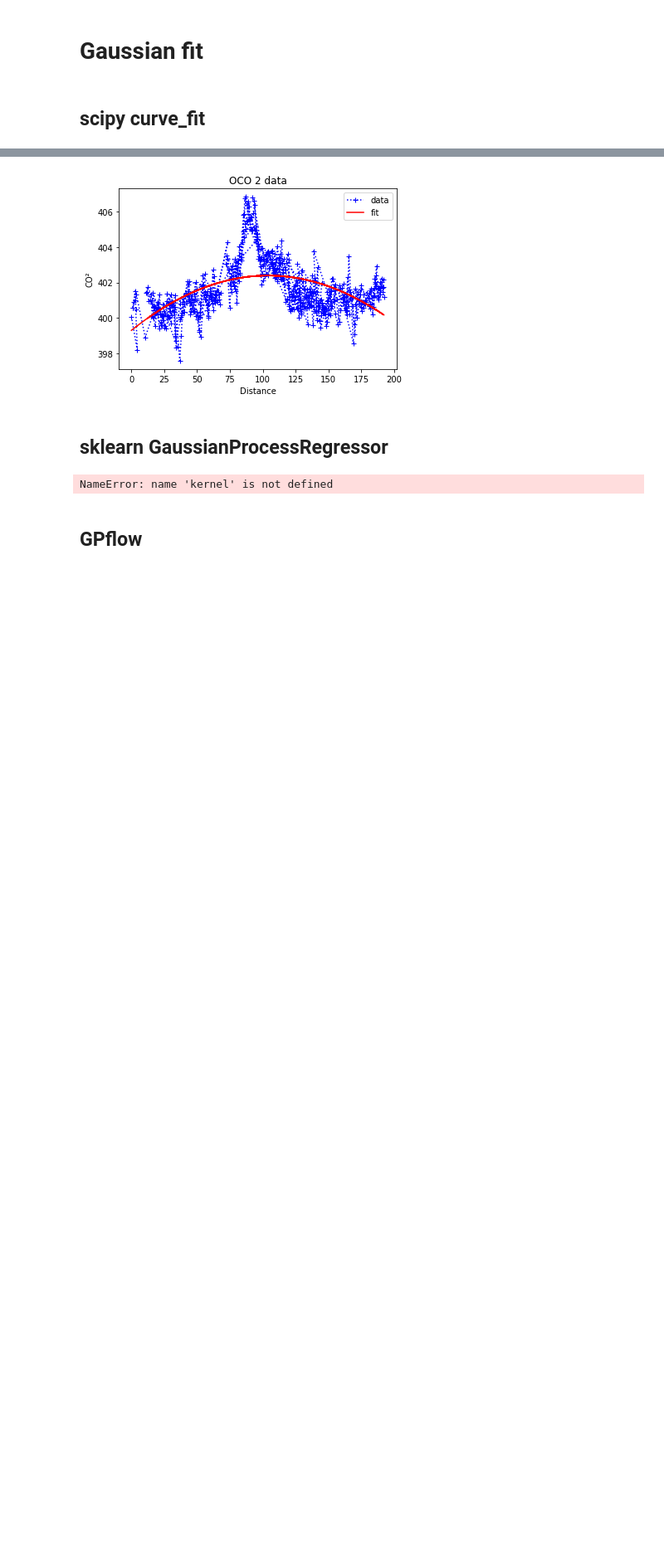
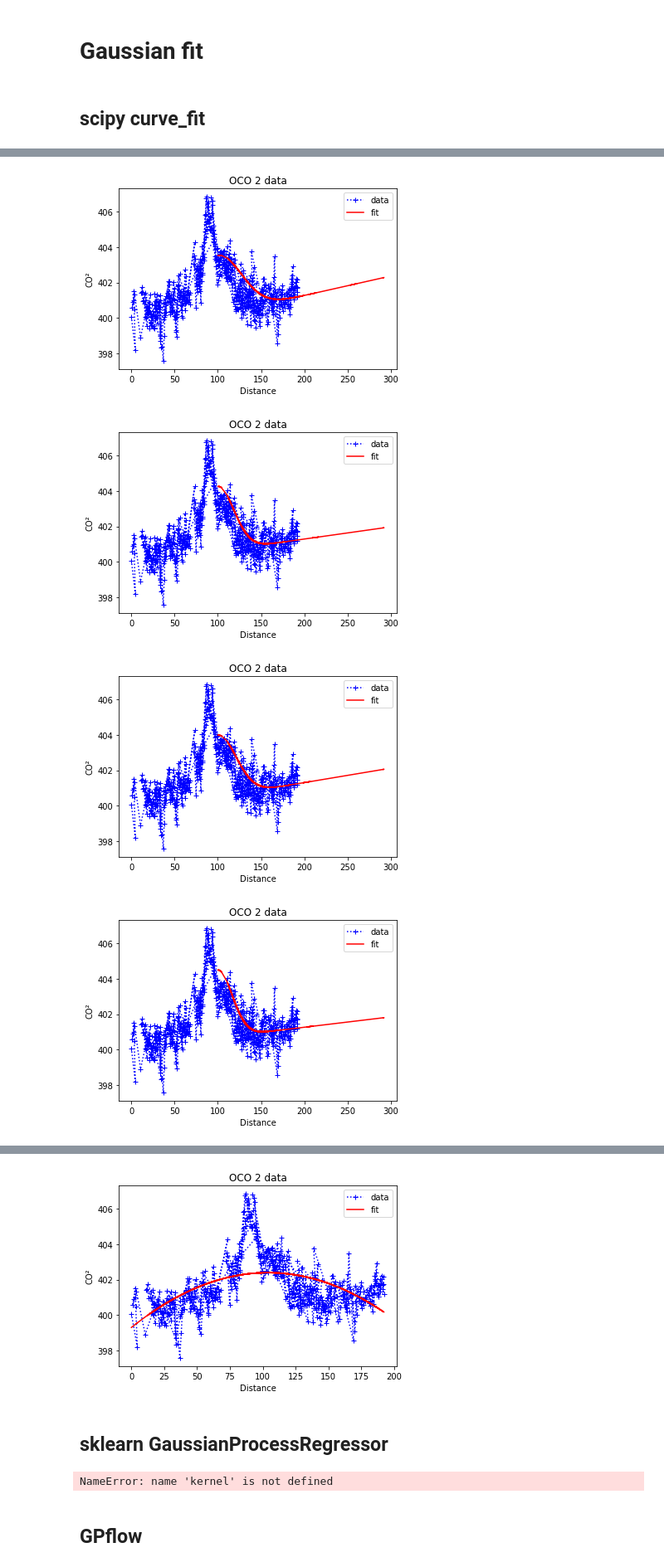
Before and after one commit to dataforgoodfr/batch7_satellite_ges, a Jupyter notebook: notebooks/Laiwu_Plume.ipynb, the cells around one changed output, grey strips where cells are left out. Shown at 83% size. Cells and saved outputs as stored; diff of their text form; code cells hidden in the pictures; blank space fills up the shorter version.

```diff
--- a/notebooks/Laiwu_Plume.ipynb
+++ b/notebooks/Laiwu_Plume.ipynb
@@ -171,0 +275,15 @@ data_laiwu.plot.scatter(x='distance', y='xco2')
+# %%
+%matplotlib inline
+for popt in popt_saved:
+    plt.plot(x, y, 'b+:', label='data')
+    plt.plot(x+100, func(x, *popt), 'r-', label='fit')
+    plt.legend()
+    plt.title('OCO 2 data')
+    plt.xlabel('Distance')
+    plt.ylabel('CO²')
+    plt.show()
+# %% [output]
+[figure, added]
+[figure, added]
+[figure, added]
+[figure, added]
```
Also changed, not shown: parts of 4 cells of this notebook.
